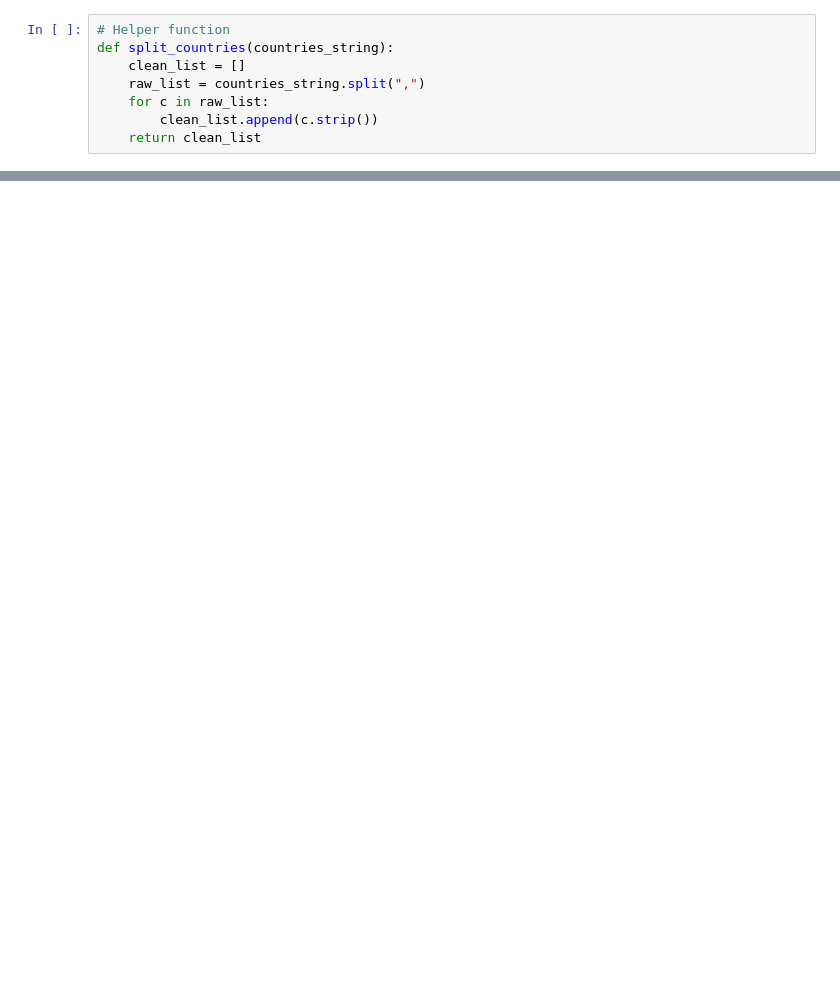
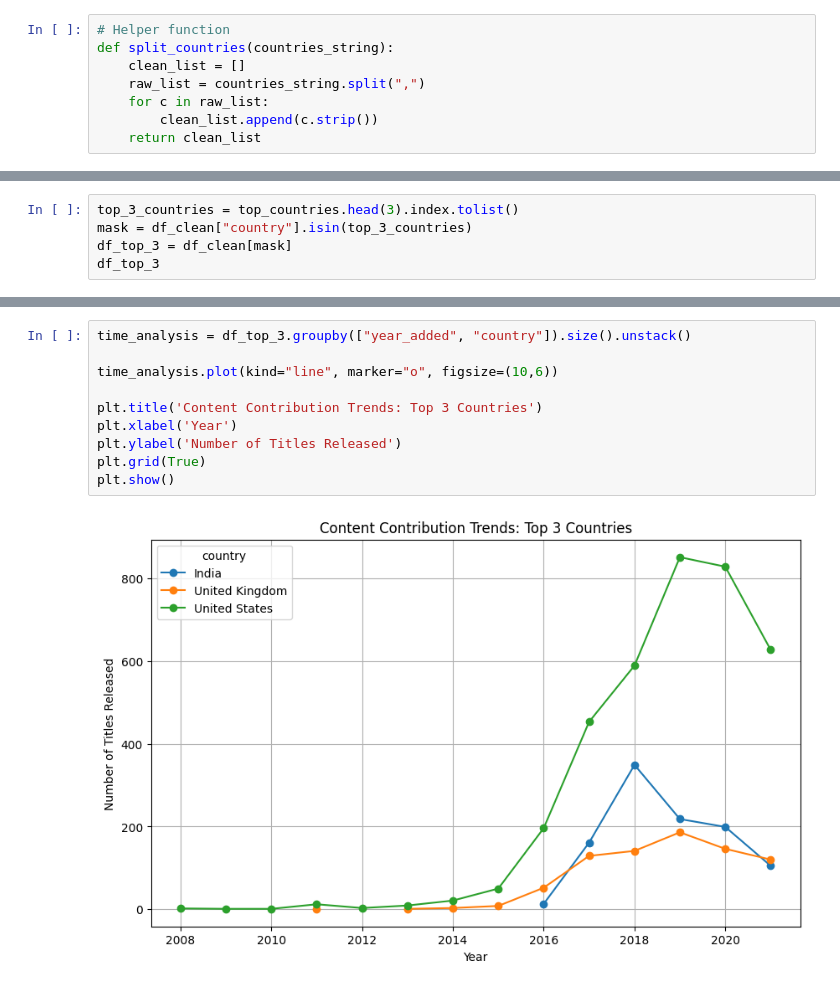
Before and after one commit to AlantheG21/4379_Assignment1, a Jupyter notebook: notebooks/analysis.ipynb, the cells around one changed output, grey strips where cells are left out. Saved outputs shown, nothing was run; the diff lists cells and outputs as text; blank space fills up the shorter version.

```diff
--- a/notebooks/analysis.ipynb
+++ b/notebooks/analysis.ipynb
@@ -130,0 +145,5 @@ Name: count, dtype: int64
+# %%
+top_3_countries = top_countries.head(3).index.tolist()
+mask = df_clean["country"].isin(top_3_countries)
+df_top_3 = df_clean[mask]
+df_top_3
@@ -130,0 +164,12 @@ Name: count, dtype: int64
+# %%
+time_analysis = df_top_3.groupby(["year_added", "country"]).size().unstack()
+
+time_analysis.plot(kind="line", marker="o", figsize=(10,6))
+
+plt.title('Content Contribution Trends: Top 3 Countries')
+plt.xlabel('Year')
+plt.ylabel('Number of Titles Released')
+plt.grid(True)
+plt.show()
+# %% [output]
+[figure, added]
```
Also changed, not shown: parts of 4 cells of this notebook.
